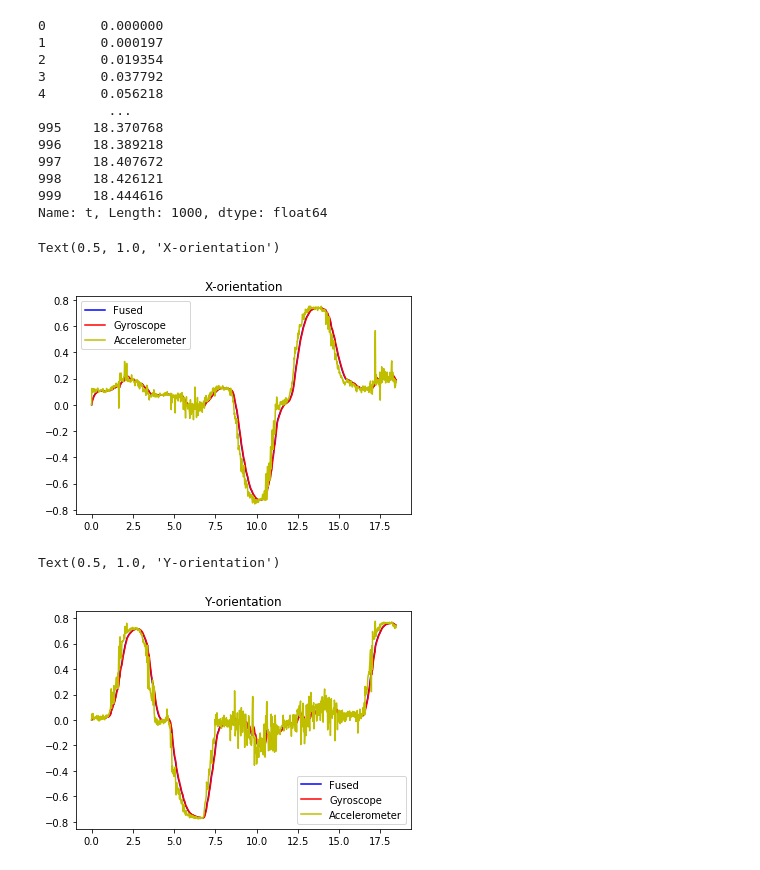
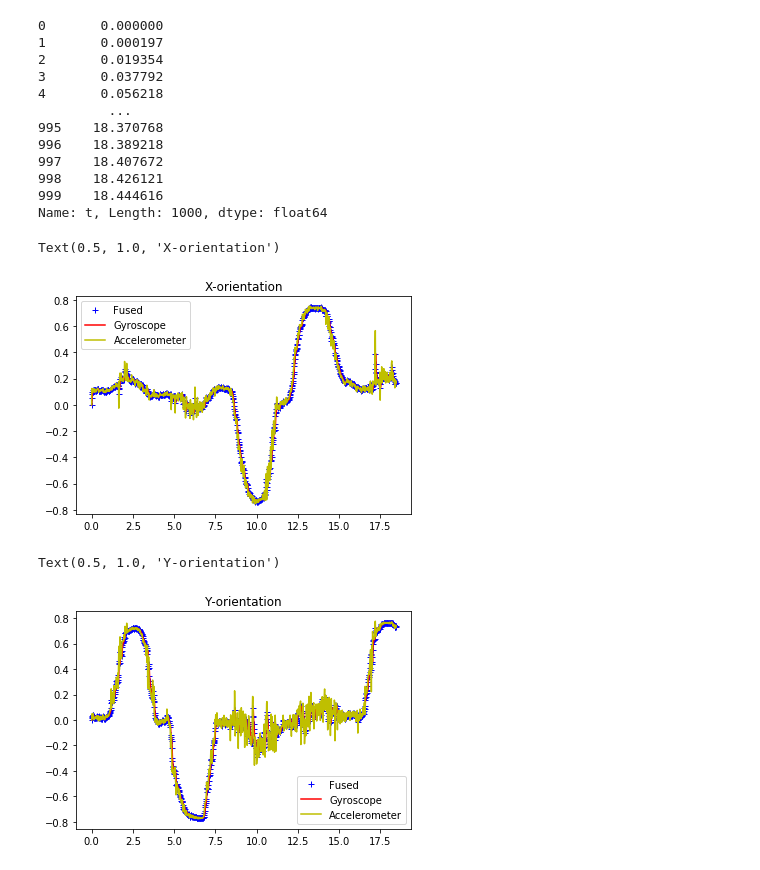
Before and after one commit to karry3775/SensorFusion, a Jupyter notebook: Complimentary_filter/Orientation_estimation.ipynb, the cells around one changed output. Drawn from its saved outputs; the diff is of its cells as text; code cells hidden in the pictures.

```diff
--- a/Complimentary_filter/Orientation_estimation.ipynb
+++ b/Complimentary_filter/Orientation_estimation.ipynb
@@ -40,7 +40,7 @@ Name: t, Length: 1000, dtype: float64
 # Iterations and sleep time
 N = 1000
 # Filter coefficient
-alpha = 0.1
+alpha = 0.4
 
 #Gyro Bias
 bx = 0.0
@@ -77,9 +77,9 @@ for i in range(1,N):
     shi_hat_acc = math.atan2(az, math.sqrt(ay ** 2.0 + ax ** 2.0))
 
     # Get raw gyro data and subtract biases
-    p = data.Gx[i] * math.pi / (180.0 * 131.0)
-    q = data.Gy[i] * math.pi / (180.0 * 131.0)
-    r = data.Gz[i] * math.pi / (180.0 * 131.0)
+    p = data.Gx[i] * math.pi / (180.0)
+    q = data.Gy[i] * math.pi / (180.0)
+    r = data.Gz[i] * math.pi / (180.0)
     p -= bx
     q -= by
     r -= bz
@@ -109,23 +109,23 @@ for i in range(1,N):
     #print("Phi: " + str(round(phi_hat[i] * 180.0 / pi, 1)) + " | Theta: " + str(round(theta_hat[i] * 180.0 / pi, 1)))
 # %%
 fig, ax = plt.subplots()
-ax.plot(T,phi_hat, 'b', label='Fused')
+ax.plot(T,phi_hat, '+b', label='Fused')
 ax.plot(T,gtx, 'r', label='Gyroscope')
 ax.plot(T,atx, 'y', label='Accelerometer')
 leg = ax.legend();
 plt.title('X-orientation')
 # %% [output]
 Text(0.5, 1.0, 'X-orientation')
-[figure, old version]
+[figure, new version]
 # %%
 fig, ax = plt.subplots()
-ax.plot(T,theta_hat, 'b', label='Fused')
+ax.plot(T,theta_hat, '+b', label='Fused')
 ax.plot(T,gty, 'r', label='Gyroscope')
 ax.plot(T,aty, 'y', label='Accelerometer')
 leg = ax.legend();
 plt.title('Y-orientation')
 # %% [output]
 Text(0.5, 1.0, 'Y-orientation')
-[figure, old version]
+[figure, new version]
 # %%
 fig, ax = plt.subplots()
```
Also changed, not shown: parts of 1 cell of this notebook.
